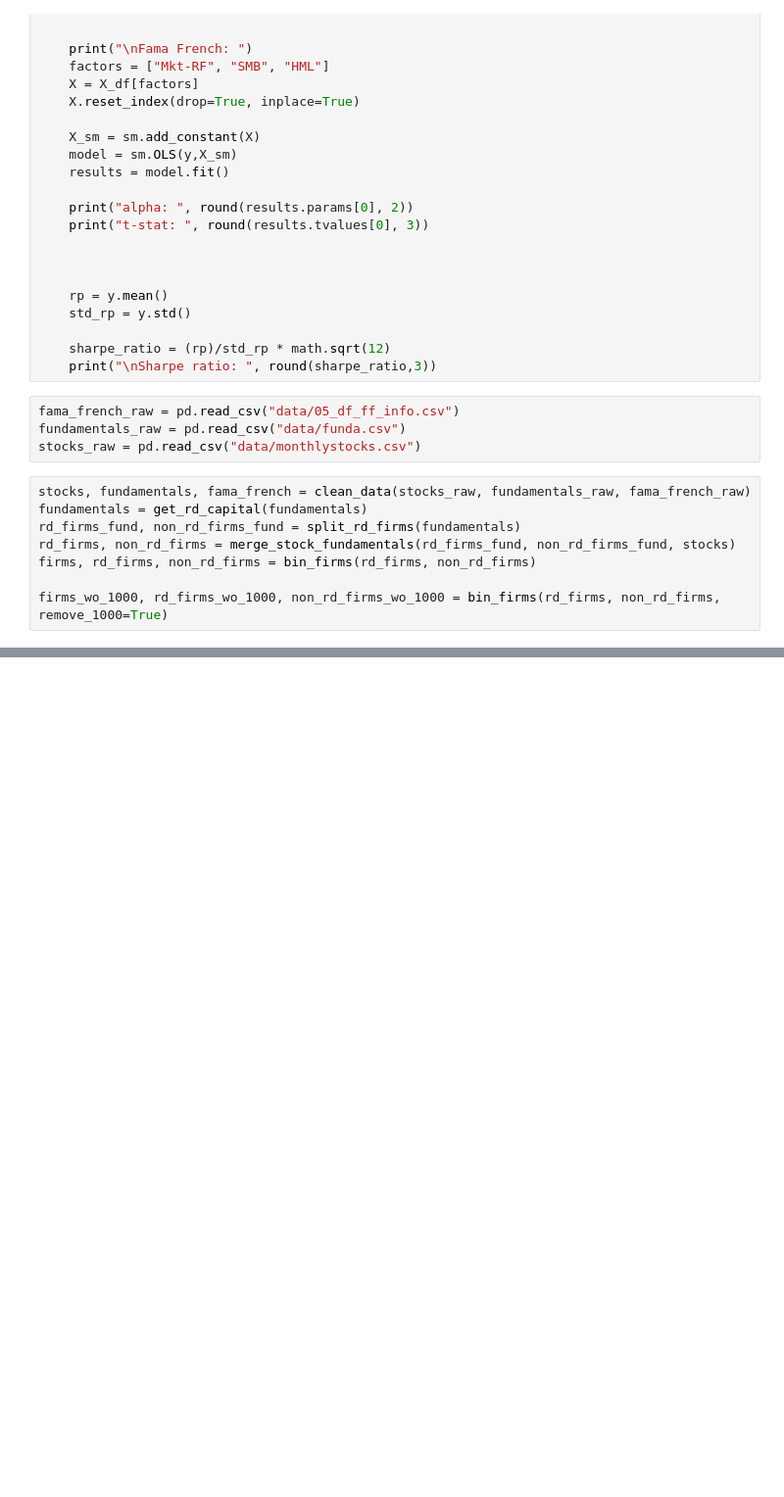
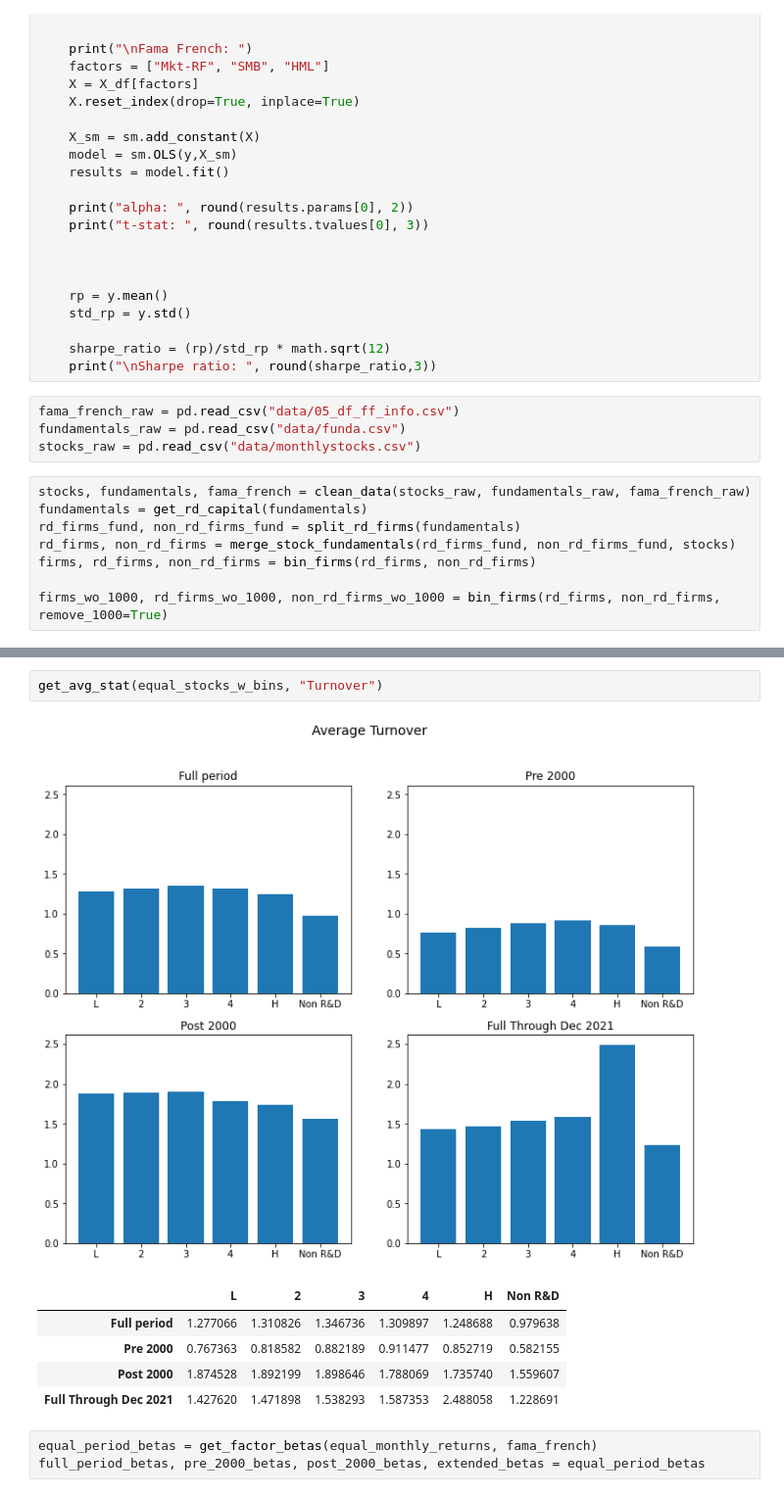
Before and after one commit to AmritSd/Does_R-D_Matter, a Jupyter notebook: rudra_rd_trading.ipynb, the cells around one changed output, grey strips where cells are left out. Shown at 98% size. Saved outputs shown, nothing was run; the diff lists cells and outputs as text; blank space fills up the shorter version.

```diff
--- a/rudra_rd_trading.ipynb
+++ b/rudra_rd_trading.ipynb
@@ -338,0 +493,12 @@ Sharpe ratio:  0.69
+# %%
+get_avg_stat(equal_stocks_w_bins, "Turnover")
+# %% [output]
+[figure, added]
+|  | L | 2 | 3 | 4 | H | Non R&D |
+| Full period | 1.277066 | 1.310826 | 1.346736 | 1.309897 | 1.248688 | 0.979638 |
+| Pre 2000 | 0.767363 | 0.818582 | 0.882189 | 0.911477 | 0.852719 | 0.582155 |
+| Post 2000 | 1.874528 | 1.892199 | 1.898646 | 1.788069 | 1.735740 | 1.559607 |
+| Full Through Dec 2021 | 1.427620 | 1.471898 | 1.538293 | 1.587353 | 2.488058 | 1.228691 |
+# %%
+equal_period_betas = get_factor_betas(equal_monthly_returns, fama_french)
+full_period_betas, pre_2000_betas, post_2000_betas, extended_betas = equal_period_betas
```
Also changed, not shown: parts of 29 cells of this notebook.
